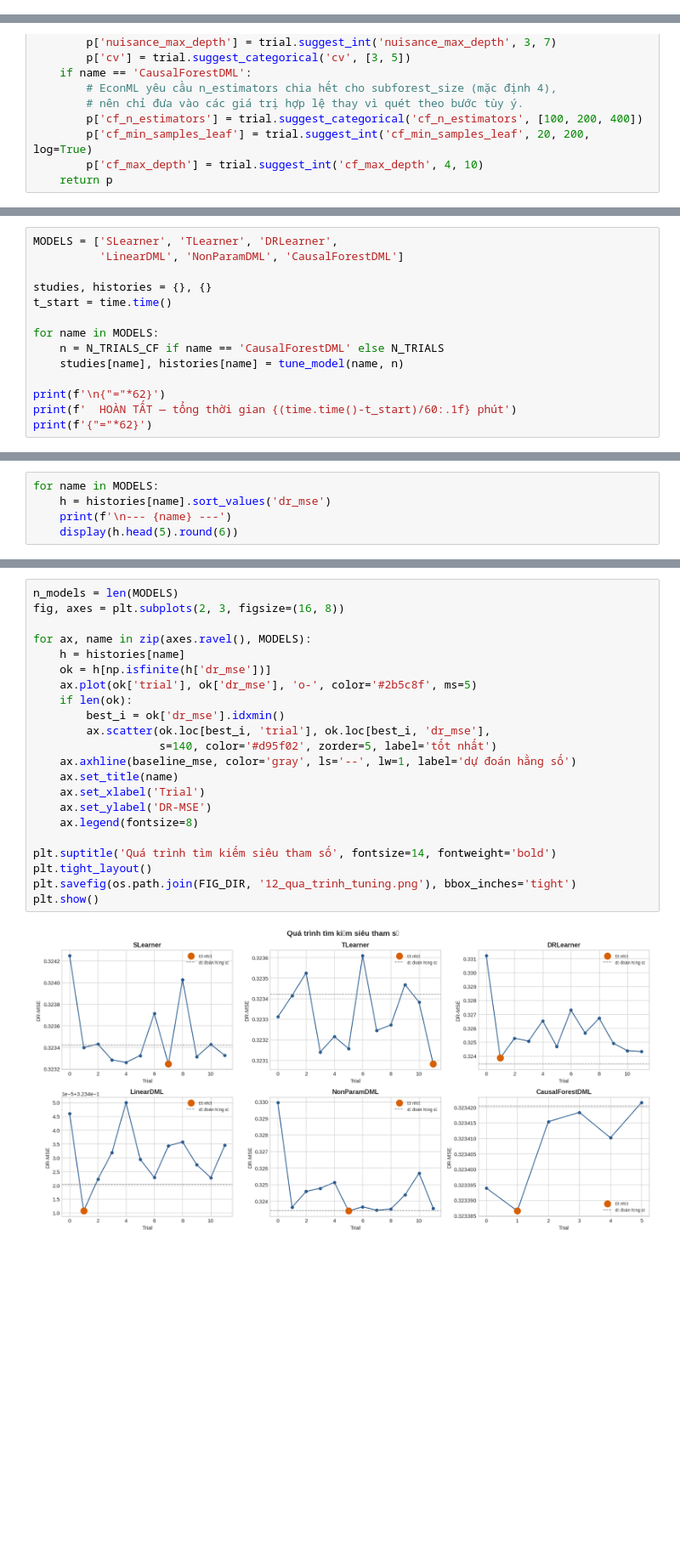
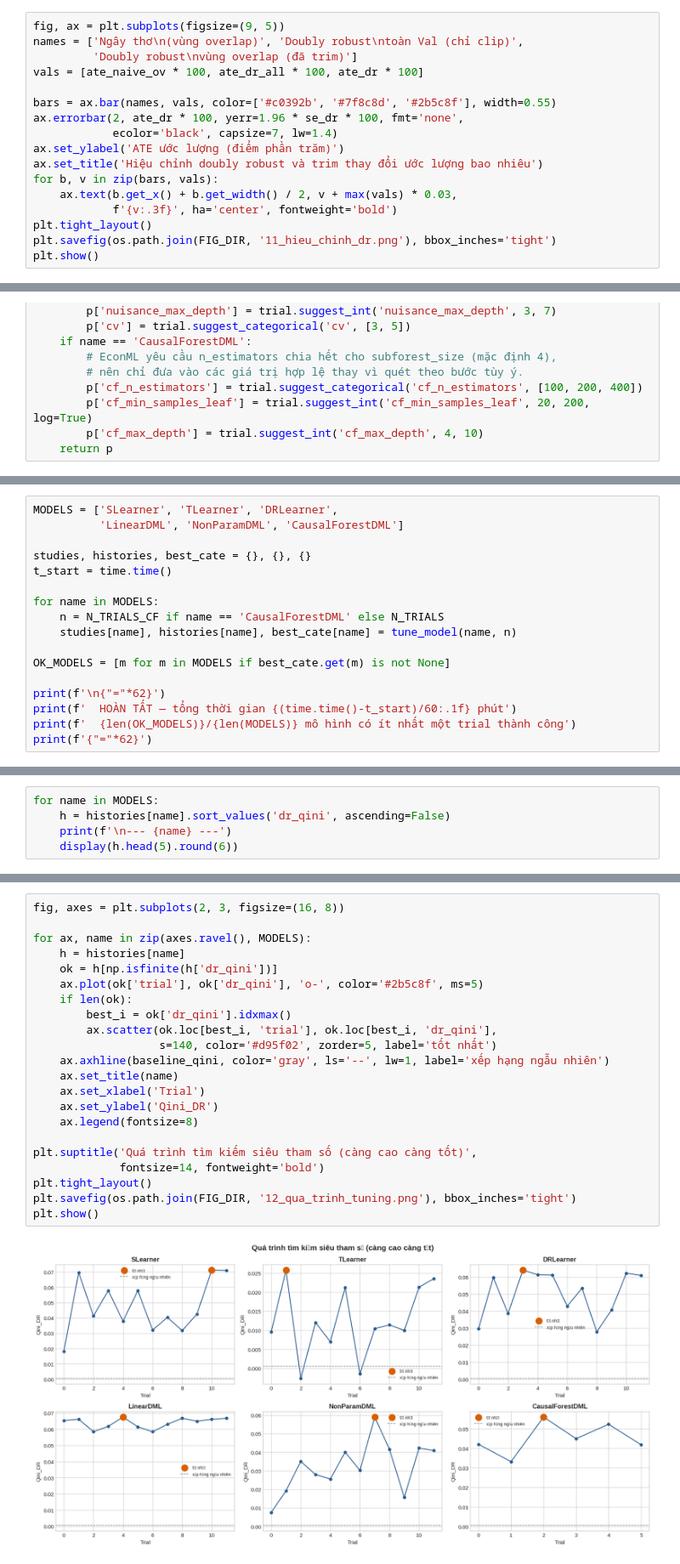
Before and after one commit to hatuki0604/lzd-uplifting-model, a Jupyter notebook: notebooks/03_model_tuning.ipynb, the cells around one changed output, grey strips where cells are left out. Shown at 85% size. Cells and saved outputs as stored; diff of their text form; blank space fills up the shorter version.

```diff
--- a/notebooks/03_model_tuning.ipynb
+++ b/notebooks/03_model_tuning.ipynb
@@ -375,0 +666,17 @@ Policy value của xếp hạng ngẫu nhiên: 0.005879
+# %%
+fig, ax = plt.subplots(figsize=(9, 5))
+names = ['Ngây thơ\n(vùng overlap)', 'Doubly robust\ntoàn Val (chỉ clip)',
+         'Doubly robust\nvùng overlap (đã trim)']
+vals = [ate_naive_ov * 100, ate_dr_all * 100, ate_dr * 100]
+
+bars = ax.bar(names, vals, color=['#c0392b', '#7f8c8d', '#2b5c8f'], width=0.55)
+ax.errorbar(2, ate_dr * 100, yerr=1.96 * se_dr * 100, fmt='none',
+            ecolor='black', capsize=7, lw=1.4)
+ax.set_ylabel('ATE ước lượng (điểm phần trăm)')
+ax.set_title('Hiệu chỉnh doubly robust và trim thay đổi ước lượng bao nhiêu')
+for b, v in zip(bars, vals):
+    ax.text(b.get_x() + b.get_width() / 2, v + max(vals) * 0.03,
+            f'{v:.3f}', ha='center', fontweight='bold')
+plt.tight_layout()
+plt.savefig(os.path.join(FIG_DIR, '11_hieu_chinh_dr.png'), bbox_inches='tight')
+plt.show()
@@ -586,15 +1076,18 @@ CausalForestDML chạy chậm hơn hẳn phần còn lại vì phải dựng c
 MODELS = ['SLearner', 'TLearner', 'DRLearner',
           'LinearDML', 'NonParamDML', 'CausalForestDML']
 
-studies, histories = {}, {}
+studies, histories, best_cate = {}, {}, {}
 t_start = time.time()
 
 for name in MODELS:
     n = N_TRIALS_CF if name == 'CausalForestDML' else N_TRIALS
-    studies[name], histories[name] = tune_model(name, n)
+    studies[name], histories[name], best_cate[name] = tune_model(name, n)
+
+OK_MODELS = [m for m in MODELS if best_cate.get(m) is not None]
 
 print(f'\n{"="*62}')
 print(f'  HOÀN TẤT — tổng thời gian {(time.time()-t_start)/60:.1f} phút')
+print(f'  {len(OK_MODELS)}/{len(MODELS)} mô hình có ít nhất một trial thành công')
 print(f'{"="*62}')
 # %% [output]
 ==============================================================
@@ -619,6 +1112,6 @@ print(f'{"="*62}')
 # %%
 for name in MODELS:
-    h = histories[name].sort_values('dr_mse')
+    h = histories[name].sort_values('dr_qini', ascending=False)
     print(f'\n--- {name} ---')
     display(h.head(5).round(6))
 # %% [output]
@@ -699,25 +1198,25 @@ Mốc tham chiếu — policy value ngẫu nhiên   : 0.005879
 # %%
-n_models = len(MODELS)
 fig, axes = plt.subplots(2, 3, figsize=(16, 8))
 
 for ax, name in zip(axes.ravel(), MODELS):
     h = histories[name]
-    ok = h[np.isfinite(h['dr_mse'])]
-    ax.plot(ok['trial'], ok['dr_mse'], 'o-', color='#2b5c8f', ms=5)
+    ok = h[np.isfinite(h['dr_qini'])]
+    ax.plot(ok['trial'], ok['dr_qini'], 'o-', color='#2b5c8f', ms=5)
     if len(ok):
-        best_i = ok['dr_mse'].idxmin()
-        ax.scatter(ok.loc[best_i, 'trial'], ok.loc[best_i, 'dr_mse'],
+        best_i = ok['dr_qini'].idxmax()
+        ax.scatter(ok.loc[best_i, 'trial'], ok.loc[best_i, 'dr_qini'],
                    s=140, color='#d95f02', zorder=5, label='tốt nhất')
-    ax.axhline(baseline_mse, color='gray', ls='--', lw=1, label='dự đoán hằng số')
+    ax.axhline(baseline_qini, color='gray', ls='--', lw=1, label='xếp hạng ngẫu nhiên')
     ax.set_title(name)
     ax.set_xlabel('Trial')
-    ax.set_ylabel('DR-MSE')
+    ax.set_ylabel('Qini_DR')
     ax.legend(fontsize=8)
 
-plt.suptitle('Quá trình tìm kiếm siêu tham số', fontsize=14, fontweight='bold')
+plt.suptitle('Quá trình tìm kiếm siêu tham số (càng cao càng tốt)',
+             fontsize=14, fontweight='bold')
 plt.tight_layout()
 plt.savefig(os.path.join(FIG_DIR, '12_qua_trinh_tuning.png'), bbox_inches='tight')
 plt.show()
 # %% [output]
-[figure, old version]
+[figure, new version]
 # %% [markdown]
```
Also changed, not shown: parts of 82 cells of this notebook, 33 other files.
